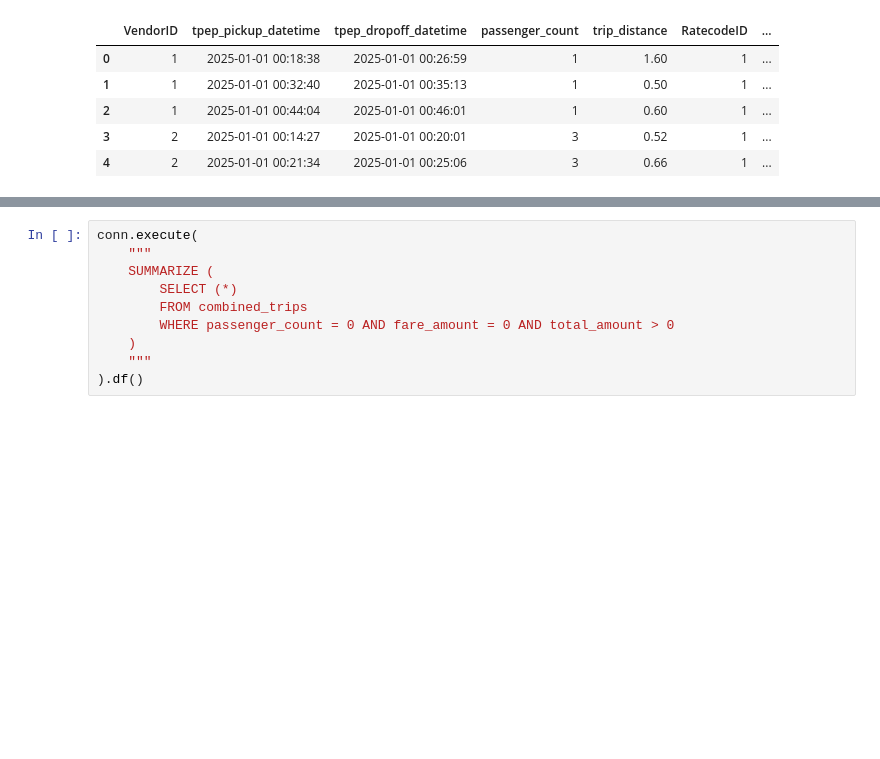
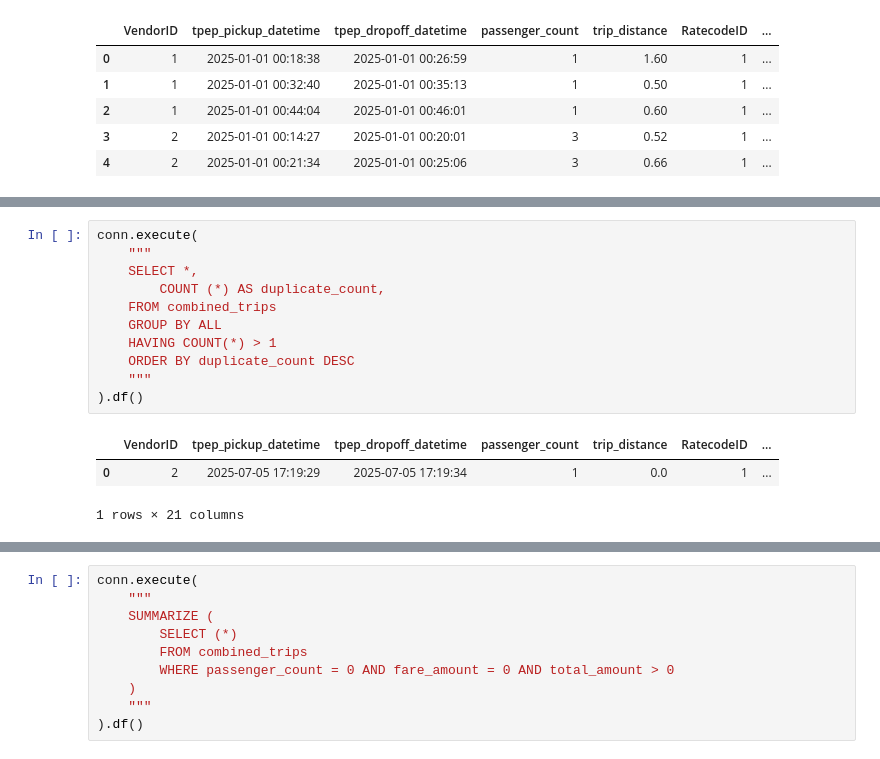
Before and after one commit to vodliosje/TaxiNYC, a Jupyter notebook: notebooks/2.2_duck_schema.ipynb, the cells around one changed output, grey strips where cells are left out. Saved outputs shown, nothing was run; the diff lists cells and outputs as text; blank space fills up the shorter version.

```diff
--- a/notebooks/2.2_duck_schema.ipynb
+++ b/notebooks/2.2_duck_schema.ipynb
@@ -63,3 +63,18 @@ conn.execute(
 | 17 | congestion_surcharge | DOUBLE | -2.5 | 2.5 | 6 | 2.18315487271221 | 0.9517964982631492 | 2.5 | 2.5 | ... |
 | 18 | Airport_fee | DOUBLE | -1.75 | 6.75 | 9 | 0.14519044611059428 | 0.52532368978357 | 0.0 | 0.0 | ... |
 | 19 | cbd_congestion_fee | DOUBLE | -0.75 | 1.75 | 7 | 0.5294610907685102 | 0.3585220801850694 | 0.0 | 0.75 | ... |
+# %%
+conn.execute(
+    """
+    SELECT *,
+        COUNT (*) AS duplicate_count,
+    FROM combined_trips
+    GROUP BY ALL
+    HAVING COUNT(*) > 1
+    ORDER BY duplicate_count DESC
+    """
+).df()
+# %% [output]
+|  | VendorID | tpep_pickup_datetime | tpep_dropoff_datetime | passenger_count | trip_distance | RatecodeID | ... |
+| 0 | 2 | 2025-07-05 17:19:29 | 2025-07-05 17:19:34 | 1 | 0.0 | 1 | ... |
+1 rows × 21 columns
```
Also changed, not shown: parts of 2 cells of this notebook, 1 other file.
